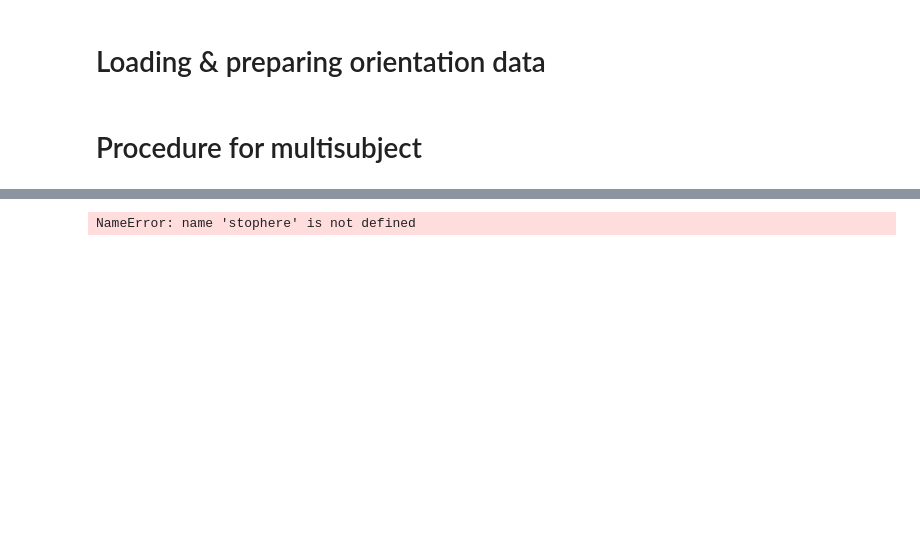
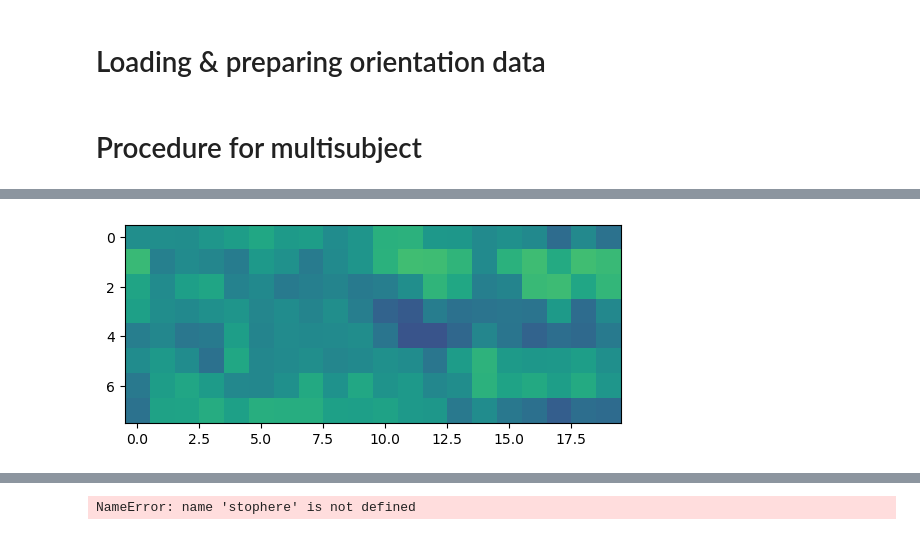
Before and after one commit to unthrived/master-thesis, a Jupyter notebook: 2_fe_nrep_final_stim.ipynb, the cells around one changed output, grey strips where cells are left out. Drawn from its saved outputs; the diff is of its cells as text; code cells hidden in the pictures; blank space fills up the shorter version.

```diff
--- a/2_fe_nrep_final_stim.ipynb
+++ b/2_fe_nrep_final_stim.ipynb
@@ -143,0 +275,4 @@ def train(all_st_rawdata, raw_predicts = False):
+# %%
+im = plt.imshow(Xhat_centeredmean_deci1, vmin=-max_abs, vmax=max_abs)
+# %% [output]
+[figure, added]
```
Also changed, not shown: parts of 16 cells of this notebook, 1 other file.
